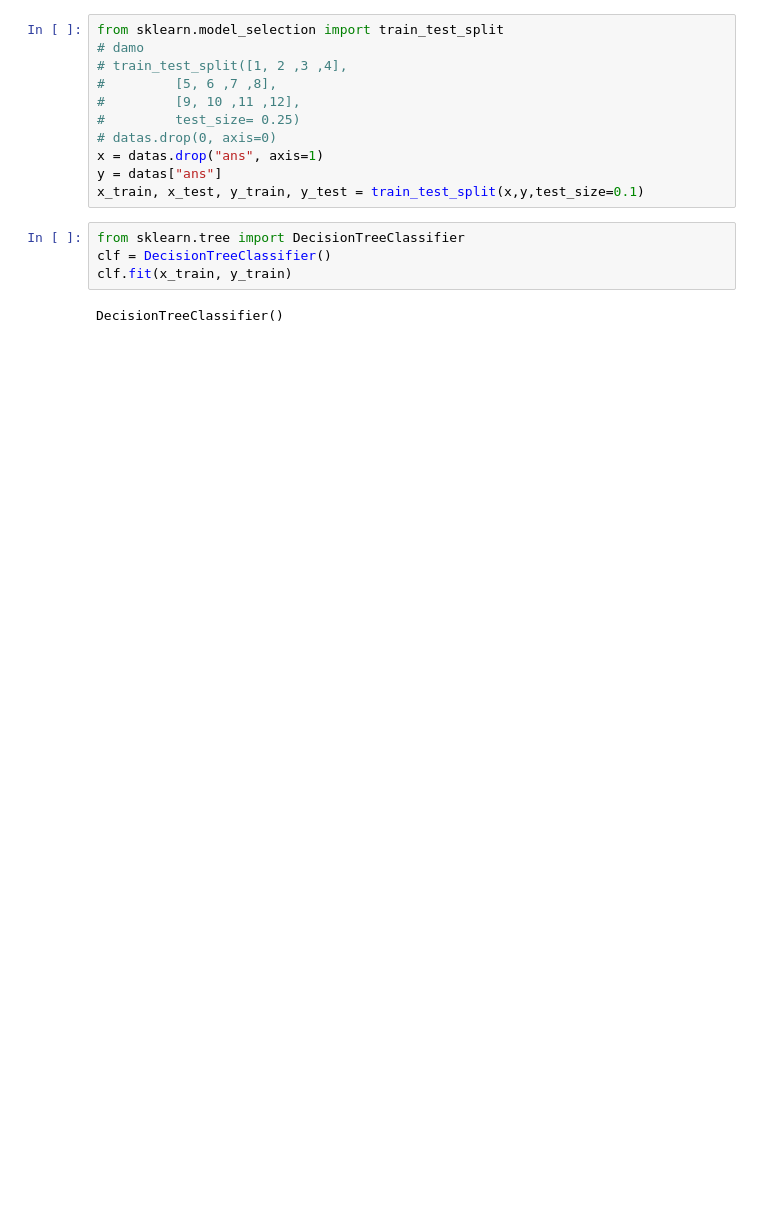
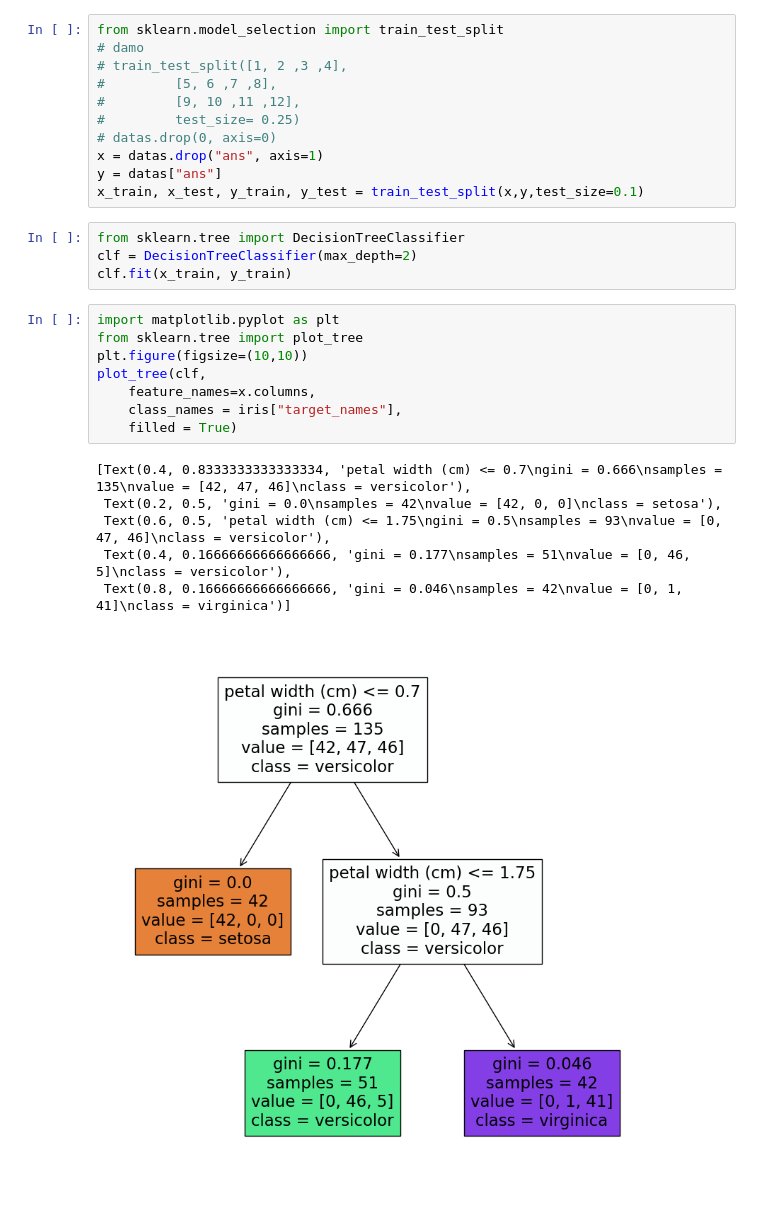
Before and after one commit to GurvaTaulus/HelloDeepLearning, a Jupyter notebook: Classification.ipynb, the cells around one changed output. Drawn from its saved outputs; the diff is of its cells as text; blank space fills up the shorter version.

```diff
--- a/Classification.ipynb
+++ b/Classification.ipynb
@@ -20,7 +34,20 @@ y = datas["ans"]
 x_train, x_test, y_train, y_test = train_test_split(x,y,test_size=0.1)
 # %%
 from sklearn.tree import DecisionTreeClassifier
-clf = DecisionTreeClassifier()
+clf = DecisionTreeClassifier(max_depth=2)
 clf.fit(x_train, y_train)
-# %% [output]
-DecisionTreeClassifier()
+# %%
+import matplotlib.pyplot as plt
+from sklearn.tree import plot_tree
+plt.figure(figsize=(10,10))
+plot_tree(clf,
+    feature_names=x.columns,
+    class_names = iris["target_names"],
+    filled = True)
+# %% [output]
+[Text(0.4, 0.8333333333333334, 'petal width (cm) <= 0.7\ngini = 0.666\nsamples = 135\nvalue = [42, 47, 46]\nclass = versicolor'),
+ Text(0.2, 0.5, 'gini = 0.0\nsamples = 42\nvalue = [42, 0, 0]\nclass = setosa'),
+ Text(0.6, 0.5, 'petal width (cm) <= 1.75\ngini = 0.5\nsamples = 93\nvalue = [0, 47, 46]\nclass = versicolor'),
+ Text(0.4, 0.16666666666666666, 'gini = 0.177\nsamples = 51\nvalue = [0, 46, 5]\nclass = versicolor'),
+ Text(0.8, 0.16666666666666666, 'gini = 0.046\nsamples = 42\nvalue = [0, 1, 41]\nclass = virginica')]
+[figure, added]
```
Also changed, not shown: parts of 3 cells of this notebook.
